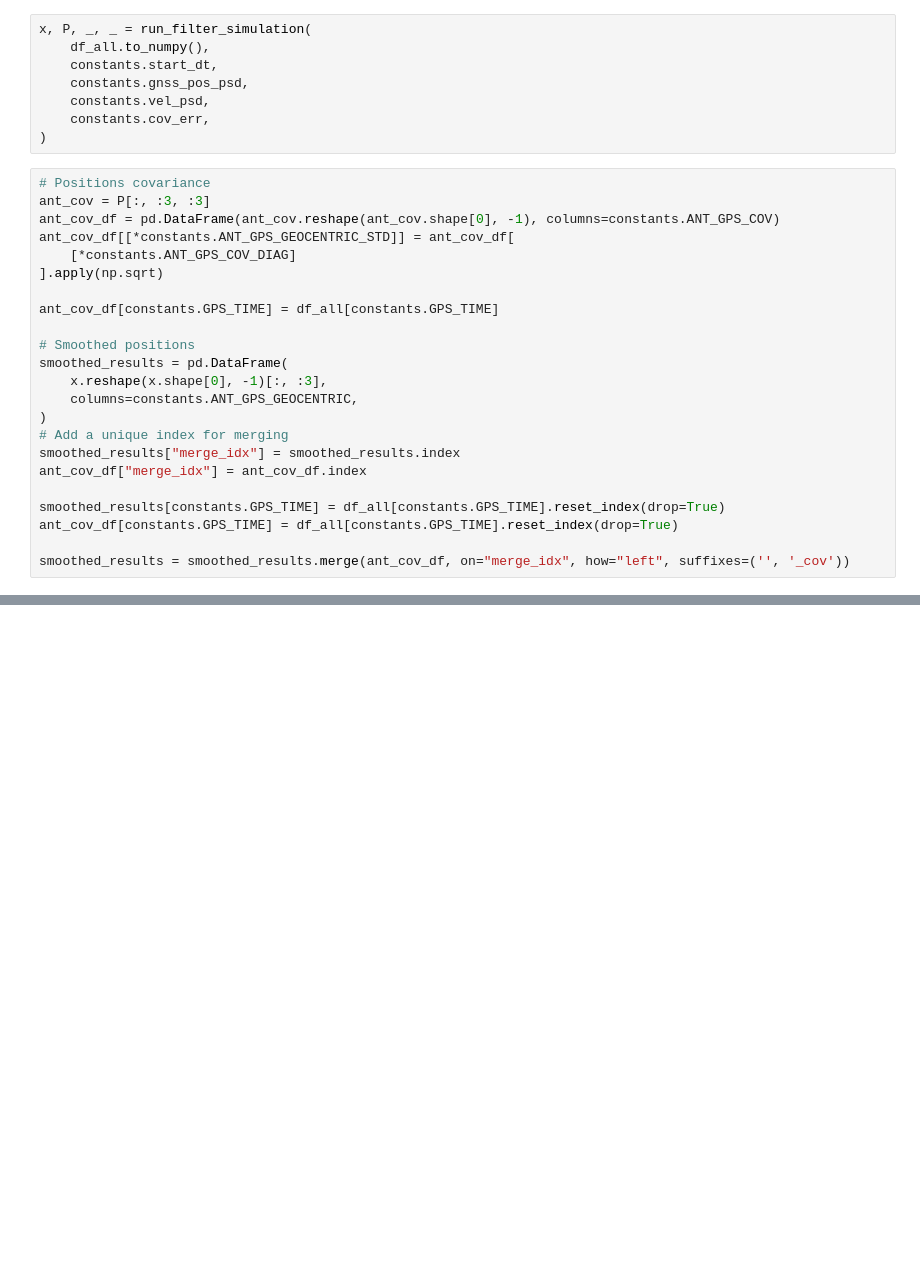
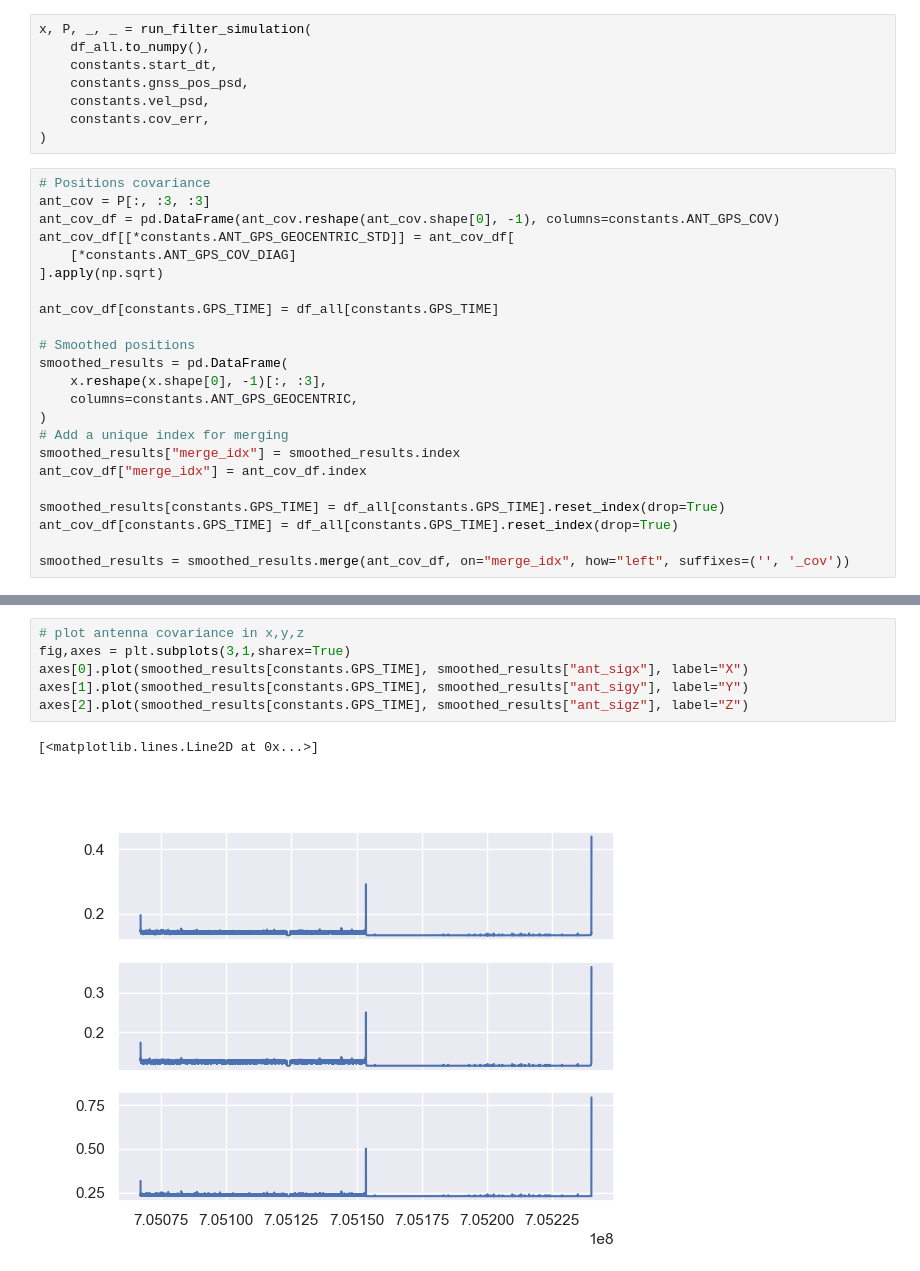
Before and after one commit to EarthScope/es_sfgtools, a Jupyter notebook: dev/notebooks/ncc1_demo.ipynb, the cells around one changed output, grey strips where cells are left out. Drawn from its saved outputs; the diff is of its cells as text; blank space fills up the shorter version.

Commit message:
plot sigmas

```diff
--- a/dev/notebooks/ncc1_demo.ipynb
+++ b/dev/notebooks/ncc1_demo.ipynb
@@ -328,0 +355,9 @@ smoothed_results.head()
+# %%
+# plot antenna covariance in x,y,z
+fig,axes = plt.subplots(3,1,sharex=True)
+axes[0].plot(smoothed_results[constants.GPS_TIME], smoothed_results["ant_sigx"], label="X")
+axes[1].plot(smoothed_results[constants.GPS_TIME], smoothed_results["ant_sigy"], label="Y")
+axes[2].plot(smoothed_results[constants.GPS_TIME], smoothed_results["ant_sigz"], label="Z")
+# %% [output]
+[<matplotlib.lines.Line2D at 0x...>]
+[figure, added]
```
Also changed, not shown: parts of 6 cells of this notebook.
